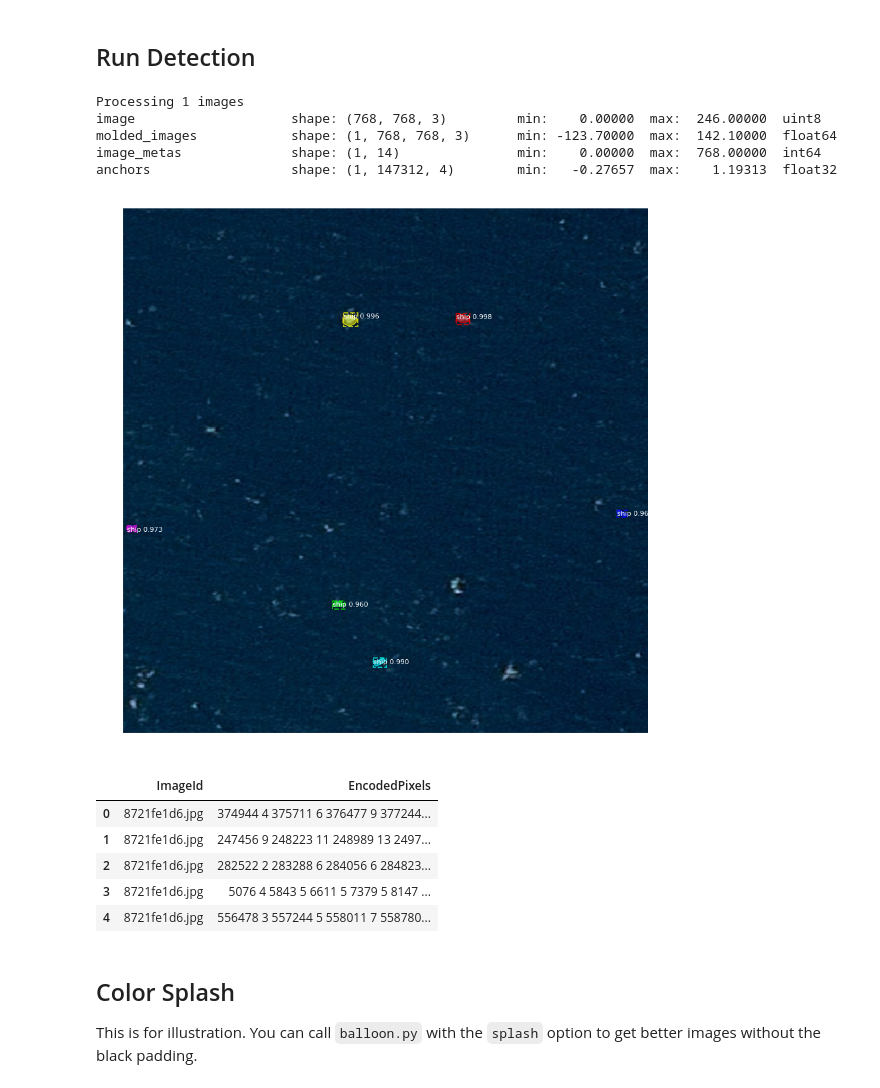
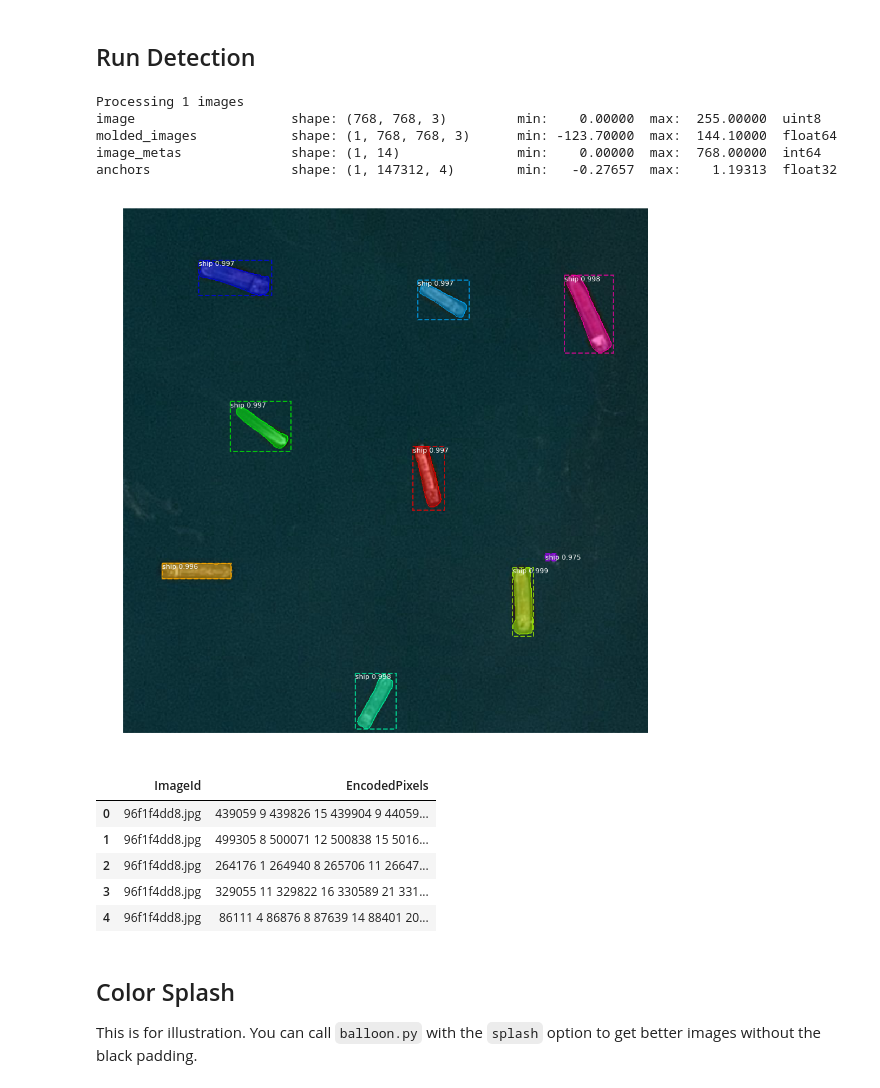
Before and after one commit to gabrielgarza/Mask_RCNN, a Jupyter notebook: samples/ship/inspect_ship_model.ipynb, the cells around one changed output. Drawn from its saved outputs; the diff is of its cells as text; code cells hidden in the pictures.

Commit message:
sample empty images

```diff
--- a/samples/ship/inspect_ship_model.ipynb
+++ b/samples/ship/inspect_ship_model.ipynb
@@ -169,6 +169,7 @@ class_names = ['BG', 'ship']
 # test: with land and dock and containers (hard one) 013048d62.jpg
 # test: land, dock, containers 0171499be.jpg
 # test: had overlap 01834cb80.jpg
+# test: had overlap 443cfdb6a.jpg`
 
 # 8904ed828.jpg CORRECT 4 Boats at sea (interesting because it seems like there are 2 pairs of ships touching each other)
 # 890186275.jpg OCEAN NO BOATS - 3 False Positives caused by waves
@@ -186,48 +187,48 @@ class_names = ['BG', 'ship']
 # 9754a98ad.jpg OCEAN NO BOATS - 7 False Positives caused by waves
 # 9eed4be14.jpg OCEAN NO BOATS - 6 False Positives caused by waves
 
-image_id = "8721fe1d6.jpg"
+image_id = "96f1f4dd8.jpg"
 subset = "test"
 image = skimage.io.imread(os.path.join(ROOT_DIR, SHIP_DIR, subset, image_id))
 
 # Run detection
 results = model.detect([image], verbose=1)
 
 # Visualize results
 r = results[0]
 visualize.display_instances(image, r['rois'], r['masks'], r['class_ids'],
                             class_names, r['scores'])
 
 out_pred_rows = []
 re_encoded_to_rle_list = []
 for i in np.arange(np.array(r['masks']).shape[-1]):
     boolean_mask = r['masks'][:,:,i]
     re_encoded_to_rle = dataset.rle_encode(boolean_mask)
     re_encoded_to_rle_list.append(re_encoded_to_rle)
 
 if len(re_encoded_to_rle_list) == 0:
     out_pred_rows += [{'ImageId': image_id, 'EncodedPixels': ''}]
 else:
     for rle_mask in re_encoded_to_rle_list:
         out_pred_rows += [{'ImageId': image_id, 'EncodedPixels': rle_mask}]
 
 
 
 submission_df = pd.DataFrame(out_pred_rows)[['ImageId', 'EncodedPixels']]
 submission_df.head()
 # %% [output]
 Processing 1 images
-image                    shape: (768, 768, 3)         min:    0.00000  max:  246.00000  uint8
-molded_images            shape: (1, 768, 768, 3)      min: -123.70000  max:  142.10000  float64
+image                    shape: (768, 768, 3)         min:    0.00000  max:  255.00000  uint8
+molded_images            shape: (1, 768, 768, 3)      min: -123.70000  max:  144.10000  float64
 image_metas              shape: (1, 14)               min:    0.00000  max:  768.00000  int64
 anchors                  shape: (1, 147312, 4)        min:   -0.27657  max:    1.19313  float32
-[figure, old version]
+[figure, new version]
 |  | ImageId | EncodedPixels |
-| 0 | 8721fe1d6.jpg | 374944 4 375711 6 376477 9 377244... |
-| 1 | 8721fe1d6.jpg | 247456 9 248223 11 248989 13 2497... |
-| 2 | 8721fe1d6.jpg | 282522 2 283288 6 284056 6 284823... |
-| 3 | 8721fe1d6.jpg | 5076 4 5843 5 6611 5 7379 5 8147 ... |
-| 4 | 8721fe1d6.jpg | 556478 3 557244 5 558011 7 558780... |
+| 0 | 96f1f4dd8.jpg | 439059 9 439826 15 439904 9 44059... |
+| 1 | 96f1f4dd8.jpg | 499305 8 500071 12 500838 15 5016... |
+| 2 | 96f1f4dd8.jpg | 264176 1 264940 8 265706 11 26647... |
+| 3 | 96f1f4dd8.jpg | 329055 11 329822 16 330589 21 331... |
+| 4 | 96f1f4dd8.jpg | 86111 4 86876 8 87639 14 88401 20... |
 # %%
 
 #
```
Also changed, not shown: 1 other file.
